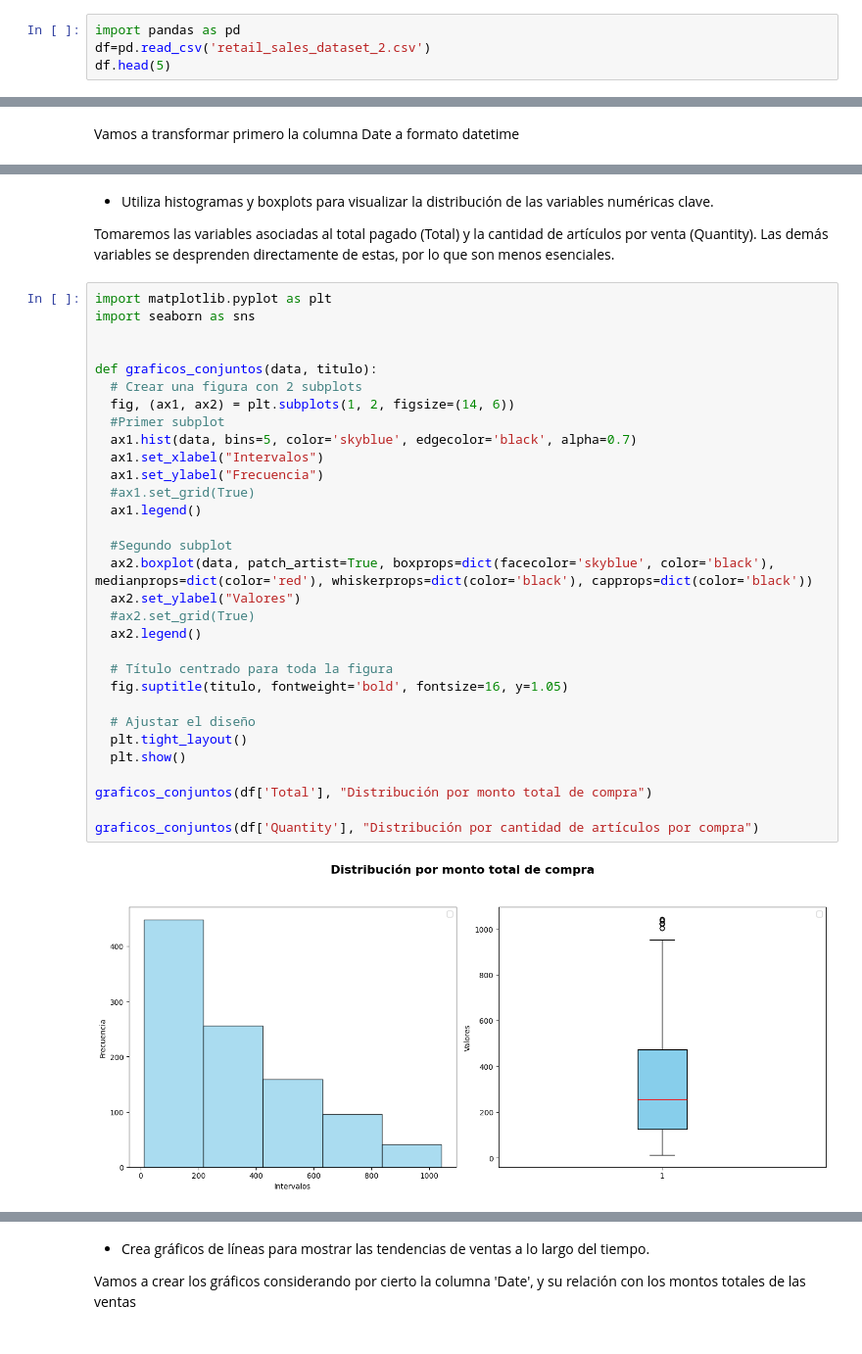
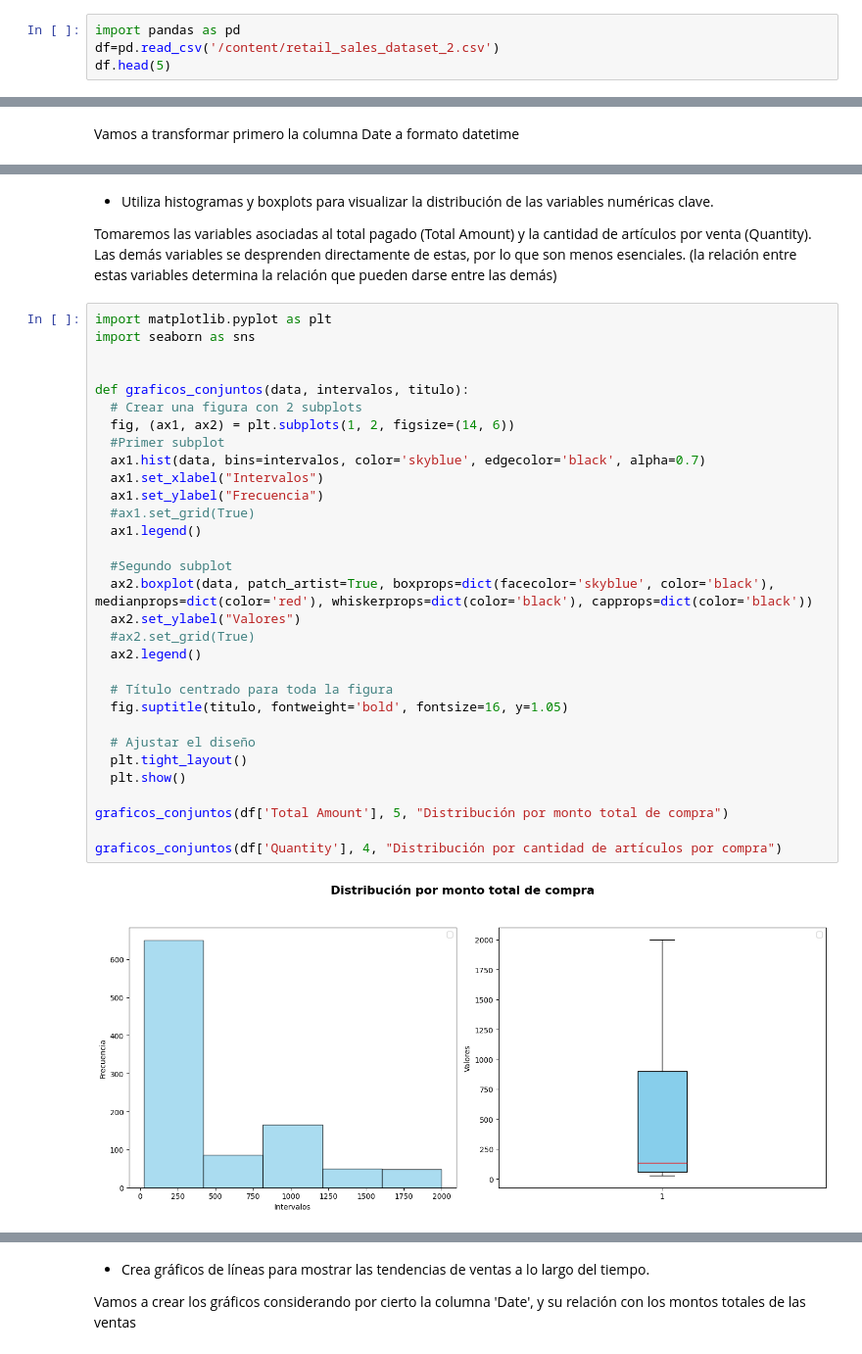
Before and after one commit to pedrorupin/retail-sales-analysis, a Jupyter notebook: Proyecto_Parte_IV.ipynb, the cells around one changed output, grey strips where cells are left out. Shown at 98% size. Drawn from its saved outputs; the diff is of its cells as text.

```diff
--- a/Proyecto_Parte_IV.ipynb
+++ b/Proyecto_Parte_IV.ipynb
@@ -8,7 +8,7 @@ Instrucciones
 * Calcula estadísticas descriptivas básicas para comprender mejor las características de los datos.
 # %%
 import pandas as pd
-df=pd.read_csv('retail_sales_dataset_2.csv')
+df=pd.read_csv('/content/retail_sales_dataset_2.csv')
 df.head(5)
 # %% [output]
 |  | Unnamed: 0 | Transaction ID | Date | Customer ID | Gender | Age | Product Category | Quantity | ... |
@@ -75,37 +75,37 @@ df.describe()
 # %% [markdown]
 * Utiliza histogramas y boxplots para visualizar la distribución de las variables numéricas clave.
 
-Tomaremos las variables asociadas al total pagado (Total) y la cantidad de artículos por venta (Quantity). Las demás variables se desprenden directamente de estas, por lo que son menos esenciales.
+Tomaremos las variables asociadas al total pagado (Total Amount) y la cantidad de artículos por venta (Quantity). Las demás variables se desprenden directamente de estas, por lo que son menos esenciales. (la relación entre estas variables determina la relación que pueden darse entre las demás)
 # %%
 import matplotlib.pyplot as plt
 import seaborn as sns
 
 
-def graficos_conjuntos(data, titulo):
+def graficos_conjuntos(data, intervalos, titulo):
   # Crear una figura con 2 subplots
   fig, (ax1, ax2) = plt.subplots(1, 2, figsize=(14, 6))
   #Primer subplot
-  ax1.hist(data, bins=5, color='skyblue', edgecolor='black', alpha=0.7)
+  ax1.hist(data, bins=intervalos, color='skyblue', edgecolor='black', alpha=0.7)
   ax1.set_xlabel("Intervalos")
   ax1.set_ylabel("Frecuencia")
   #ax1.set_grid(True)
   ax1.legend()
 
   #Segundo subplot
   ax2.boxplot(data, patch_artist=True, boxprops=dict(facecolor='skyblue', color='black'), medianprops=dict(color='red'), whiskerprops=dict(color='black'), capprops=dict(color='black'))
   ax2.set_ylabel("Valores")
   #ax2.set_grid(True)
   ax2.legend()
 
   # Título centrado para toda la figura
   fig.suptitle(titulo, fontweight='bold', fontsize=16, y=1.05)
 
   # Ajustar el diseño
   plt.tight_layout()
   plt.show()
 
-graficos_conjuntos(df['Total'], "Distribución por monto total de compra")
+graficos_conjuntos(df['Total Amount'], 5, "Distribución por monto total de compra")
 
-graficos_conjuntos(df['Quantity'], "Distribución por cantidad de artículos por compra")
+graficos_conjuntos(df['Quantity'], 4, "Distribución por cantidad de artículos por compra")
 # %% [output]
-[figure, old version]
+[figure, new version]
```
Also changed, not shown: parts of 17 cells of this notebook.
